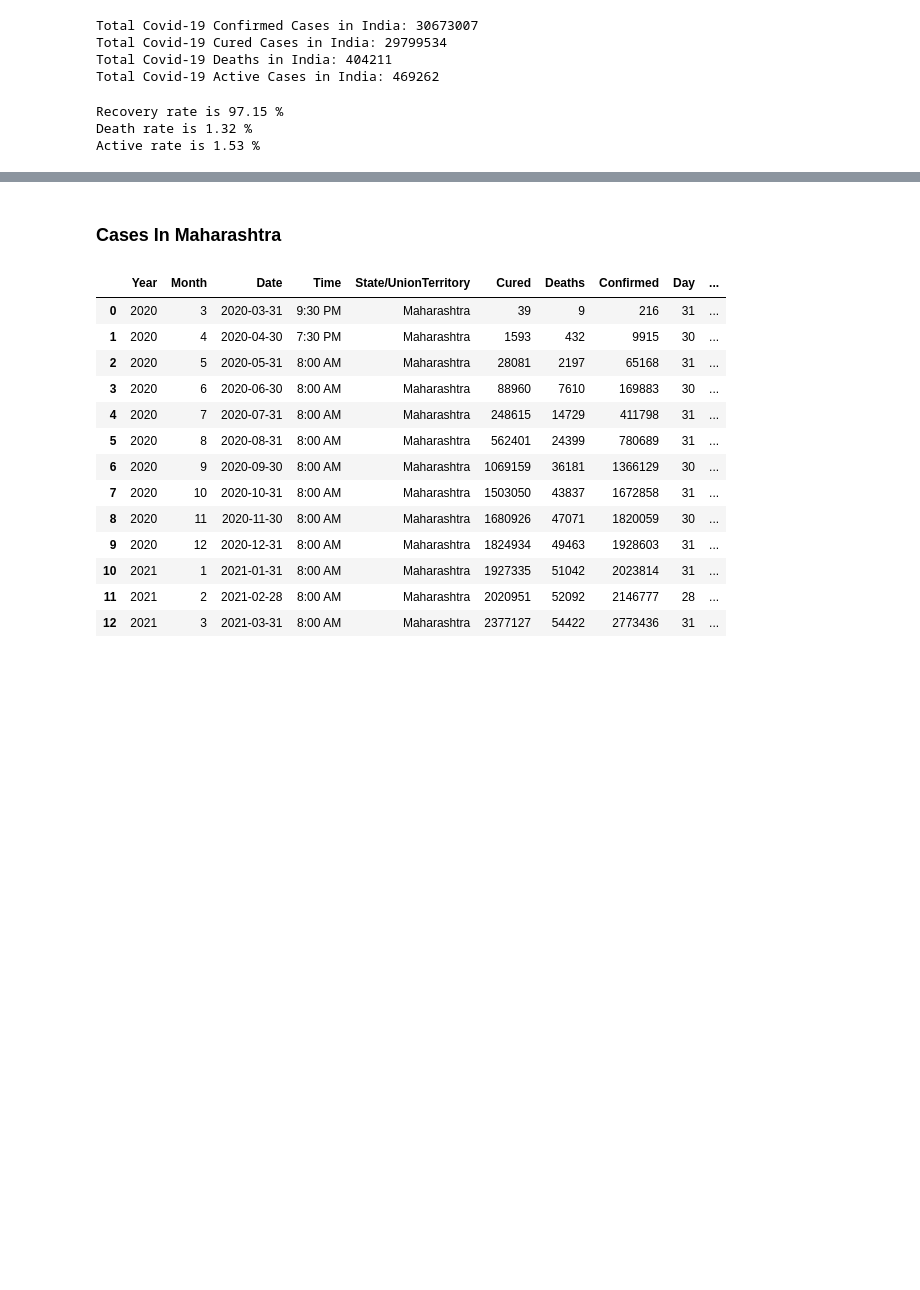
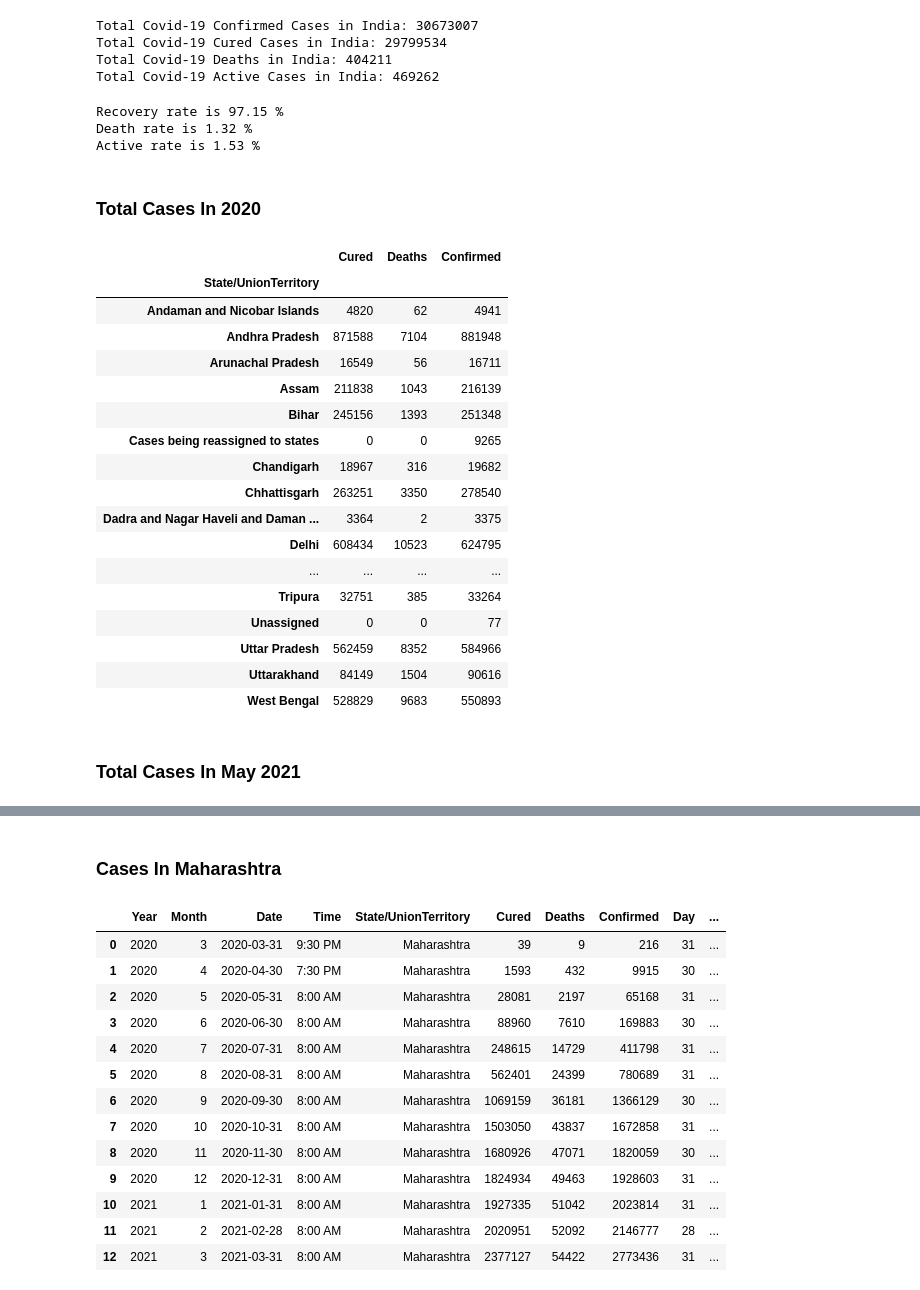
Before and after one commit to imvdharmesh/Dcodetech, a Jupyter notebook: Projects/covid-19-india/covid-19-india-project.ipynb, the cells around one changed output, grey strips where cells are left out. Saved outputs shown, nothing was run; the diff lists cells and outputs as text; code cells hidden in the pictures; blank space fills up the shorter version.

```diff
--- a/Projects/covid-19-india/covid-19-india-project.ipynb
+++ b/Projects/covid-19-india/covid-19-india-project.ipynb
@@ -268,3 +268,28 @@ print('Active rate is {:.2f} %'.format(active_rate))
 Recovery rate is 97.15 %
 Death rate is 1.32 %
 Active rate is 1.53 %
+# %% [markdown]
+### Total Cases In 2020
+# %%
+covid_df[covid_df['Year'] == 2020].groupby('State/UnionTerritory')[['Cured', 'Deaths', 'Confirmed']].max()
+# %% [output]
+|  | Cured | Deaths | Confirmed |
+| State/UnionTerritory |  |  |  |
+| Andaman and Nicobar Islands | 4820 | 62 | 4941 |
+| Andhra Pradesh | 871588 | 7104 | 881948 |
+| Arunachal Pradesh | 16549 | 56 | 16711 |
+| Assam | 211838 | 1043 | 216139 |
+| Bihar | 245156 | 1393 | 251348 |
+| Cases being reassigned to states | 0 | 0 | 9265 |
+| Chandigarh | 18967 | 316 | 19682 |
+| Chhattisgarh | 263251 | 3350 | 278540 |
+| Dadra and Nagar Haveli and Daman ... | 3364 | 2 | 3375 |
+| Delhi | 608434 | 10523 | 624795 |
+| ... | ... | ... | ... |
+| Tripura | 32751 | 385 | 33264 |
+| Unassigned | 0 | 0 | 77 |
+| Uttar Pradesh | 562459 | 8352 | 584966 |
+| Uttarakhand | 84149 | 1504 | 90616 |
+| West Bengal | 528829 | 9683 | 550893 |
+# %% [markdown]
+### Total Cases In May 2021
```
Also changed, not shown: parts of 14 cells of this notebook.
